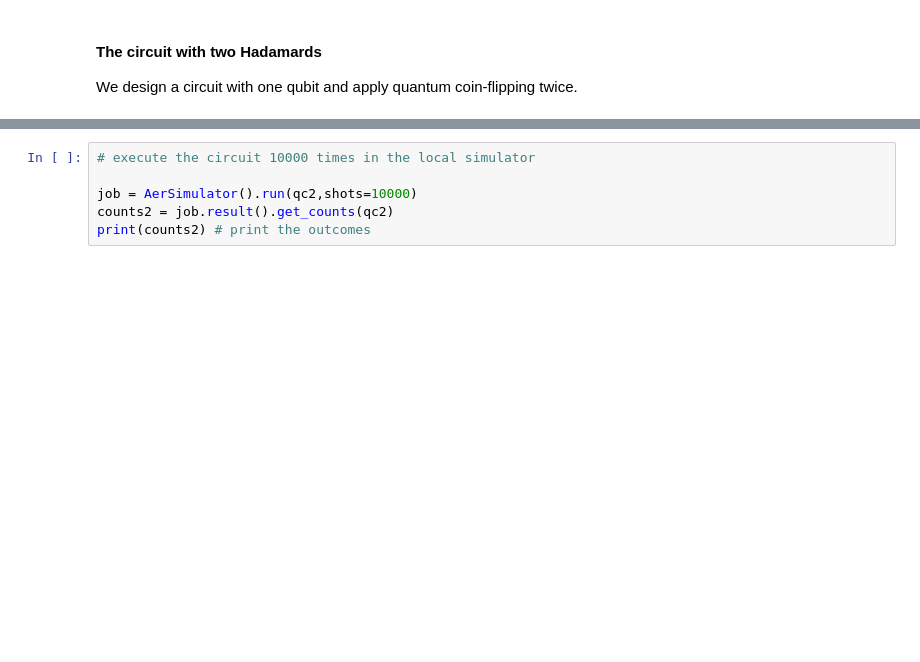
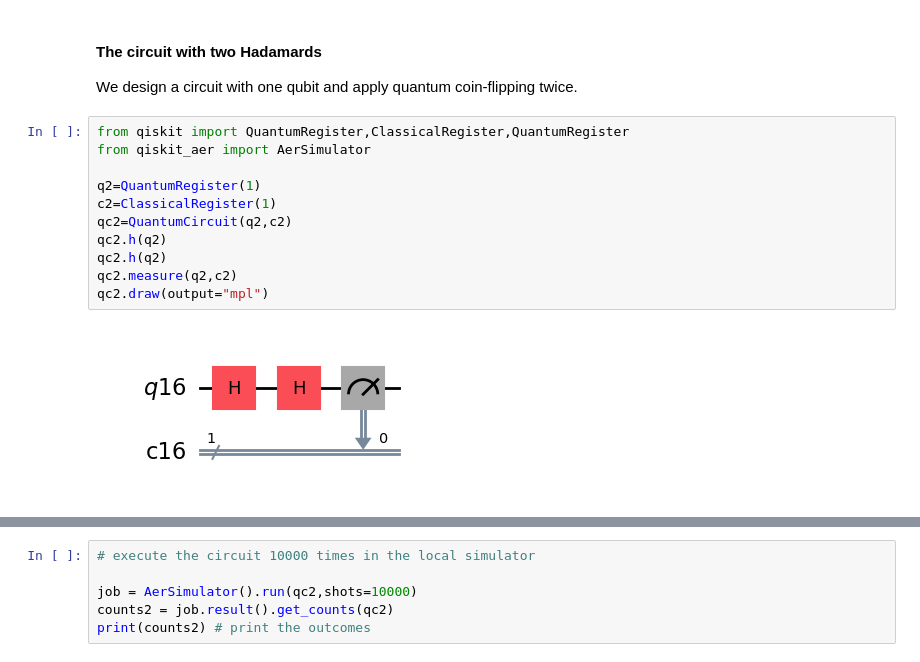
Before and after one commit to ayan42not/quantum-programing, a Jupyter notebook: quantum-with-qiskit/Q20_Hadamard.ipynb, the cells around one changed output, grey strips where cells are left out. Saved outputs shown, nothing was run; the diff lists cells and outputs as text; blank space fills up the shorter version.

```diff
--- a/quantum-with-qiskit/Q20_Hadamard.ipynb
+++ b/quantum-with-qiskit/Q20_Hadamard.ipynb
@@ -160,3 +157,16 @@ Now, we implement the third experiment.
 <h4> The circuit with two Hadamards </h4>
 
 We design a circuit with one qubit and apply quantum coin-flipping twice.
+# %%
+from qiskit import QuantumRegister,ClassicalRegister,QuantumRegister
+from qiskit_aer import AerSimulator
+
+q2=QuantumRegister(1)
+c2=ClassicalRegister(1)
+qc2=QuantumCircuit(q2,c2)
+qc2.h(q2)
+qc2.h(q2)
+qc2.measure(q2,c2)
+qc2.draw(output="mpl")
+# %% [output]
+[figure, added]
```
Also changed, not shown: parts of 10 cells of this notebook.
